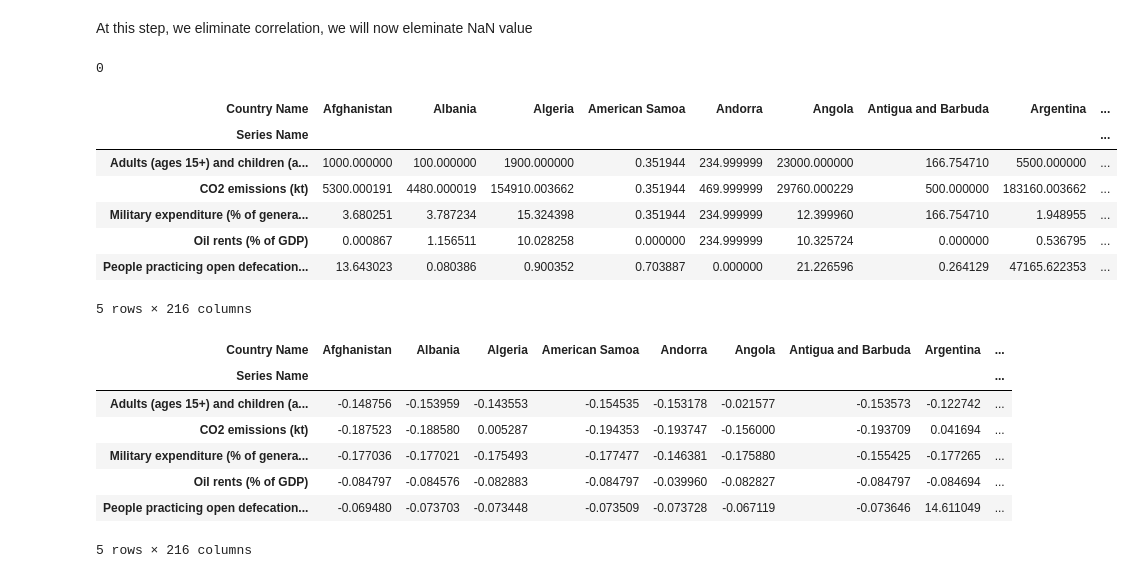
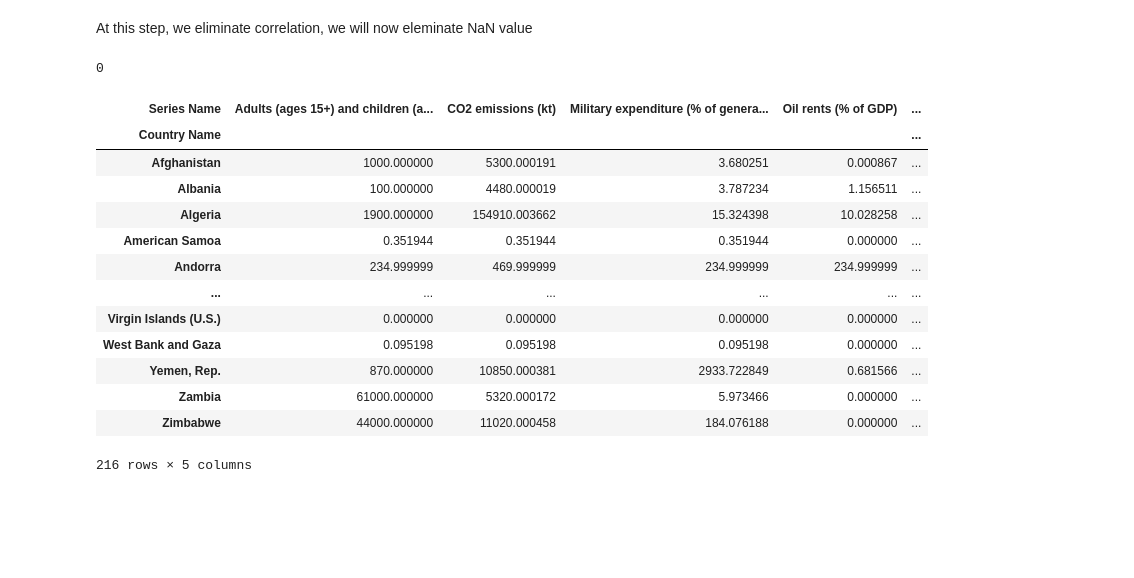
Before and after one commit to f2ire/IA_project, a Jupyter notebook: report1.ipynb, the cells around one changed output. Saved outputs shown, nothing was run; the diff lists cells and outputs as text; code cells hidden in the pictures; blank space fills up the shorter version.

Commit message:
[UPDATE] Normalized data + export way

```diff
--- a/report1.ipynb
+++ b/report1.ipynb
@@ -144,32 +126,30 @@ At this step, we eliminate correlation, we will now eleminate NaN value
 # %%
 importlib.reload(dm)
 
 [sum(df.isnull().sum()) ,sum(df_step1_clean.isnull().sum())
 ,sum(df_step2_clean.isnull().sum())
 ,sum(df_step3_clean.isnull().sum())]  # Evolution of NaN Value TODO: Graphique evolution
 
 df_step4_clean = dm.replace_nan_knn(df_step3_clean)
 print(sum(df_step4_clean.isnull().sum()))
-df_step4_clean
+df_step4_clean.T
 # %% [output]
 0
-| Country Name | Afghanistan | Albania | Algeria | American Samoa | Andorra | Angola | Antigua and Barbuda | Argentina | ... |
-| Series Name |  |  |  |  |  |  |  |  | ... |
-| Adults (ages 15+) and children (a... | 1000.000000 | 100.000000 | 1900.000000 | 0.351944 | 234.999999 | 23000.000000 | 166.754710 | 5500.000000 | ... |
-| CO2 emissions (kt) | 5300.000191 | 4480.000019 | 154910.003662 | 0.351944 | 469.999999 | 29760.000229 | 500.000000 | 183160.003662 | ... |
-| Military expenditure (% of genera... | 3.680251 | 3.787234 | 15.324398 | 0.351944 | 234.999999 | 12.399960 | 166.754710 | 1.948955 | ... |
-| Oil rents (% of GDP) | 0.000867 | 1.156511 | 10.028258 | 0.000000 | 234.999999 | 10.325724 | 0.000000 | 0.536795 | ... |
-| People practicing open defecation... | 13.643023 | 0.080386 | 0.900352 | 0.703887 | 0.000000 | 21.226596 | 0.264129 | 47165.622353 | ... |
+| Series Name | Adults (ages 15+) and children (a... | CO2 emissions (kt) | Military expenditure (% of genera... | Oil rents (% of GDP) | ... |
+| Country Name |  |  |  |  | ... |
+| Afghanistan | 1000.000000 | 5300.000191 | 3.680251 | 0.000867 | ... |
+| Albania | 100.000000 | 4480.000019 | 3.787234 | 1.156511 | ... |
+| Algeria | 1900.000000 | 154910.003662 | 15.324398 | 10.028258 | ... |
+| American Samoa | 0.351944 | 0.351944 | 0.351944 | 0.000000 | ... |
+| Andorra | 234.999999 | 469.999999 | 234.999999 | 234.999999 | ... |
+| ... | ... | ... | ... | ... | ... |
+| Virgin Islands (U.S.) | 0.000000 | 0.000000 | 0.000000 | 0.000000 | ... |
+| West Bank and Gaza | 0.095198 | 0.095198 | 0.095198 | 0.000000 | ... |
+| Yemen, Rep. | 870.000000 | 10850.000381 | 2933.722849 | 0.681566 | ... |
+| Zambia | 61000.000000 | 5320.000172 | 5.973466 | 0.000000 | ... |
+| Zimbabwe | 44000.000000 | 11020.000458 | 184.076188 | 0.000000 | ... |
-5 rows × 216 columns
+216 rows × 5 columns
 # %%
 importlib.reload(dm)
-n_df = dm.normalize_df(df_step4_clean)
+n_df = dm.normalize_df(df_step4_clean.T)
+dm.export_clean_data(n_df)
-# %% [output]
-| Country Name | Afghanistan | Albania | Algeria | American Samoa | Andorra | Angola | Antigua and Barbuda | Argentina | ... |
-| Series Name |  |  |  |  |  |  |  |  | ... |
-| Adults (ages 15+) and children (a... | -0.148756 | -0.153959 | -0.143553 | -0.154535 | -0.153178 | -0.021577 | -0.153573 | -0.122742 | ... |
-| CO2 emissions (kt) | -0.187523 | -0.188580 | 0.005287 | -0.194353 | -0.193747 | -0.156000 | -0.193709 | 0.041694 | ... |
-| Military expenditure (% of genera... | -0.177036 | -0.177021 | -0.175493 | -0.177477 | -0.146381 | -0.175880 | -0.155425 | -0.177265 | ... |
-| Oil rents (% of GDP) | -0.084797 | -0.084576 | -0.082883 | -0.084797 | -0.039960 | -0.082827 | -0.084797 | -0.084694 | ... |
-| People practicing open defecation... | -0.069480 | -0.073703 | -0.073448 | -0.073509 | -0.073728 | -0.067119 | -0.073646 | 14.611049 | ... |
-5 rows × 216 columns
```
Also changed, not shown: parts of 1 cell of this notebook, 1 other file.
